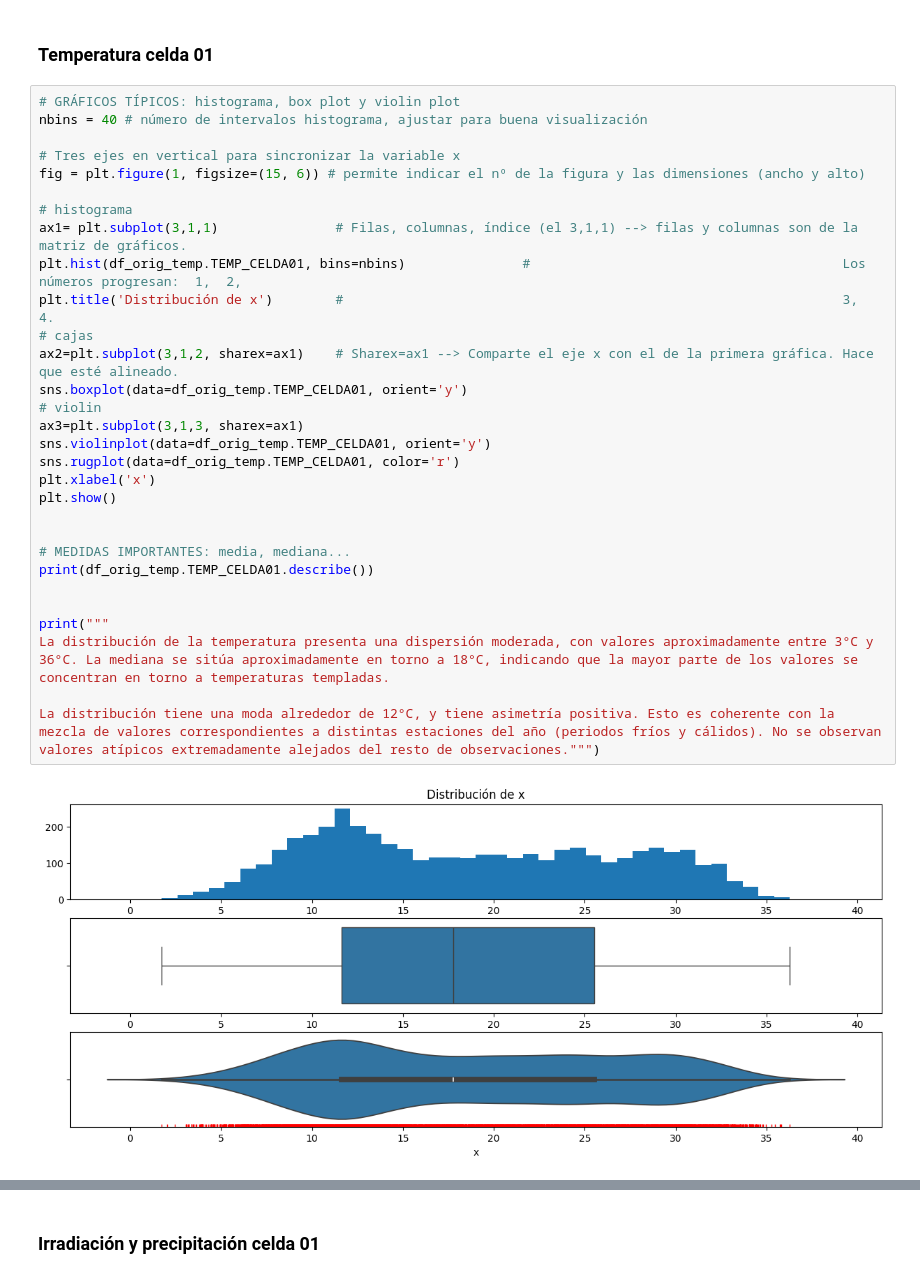
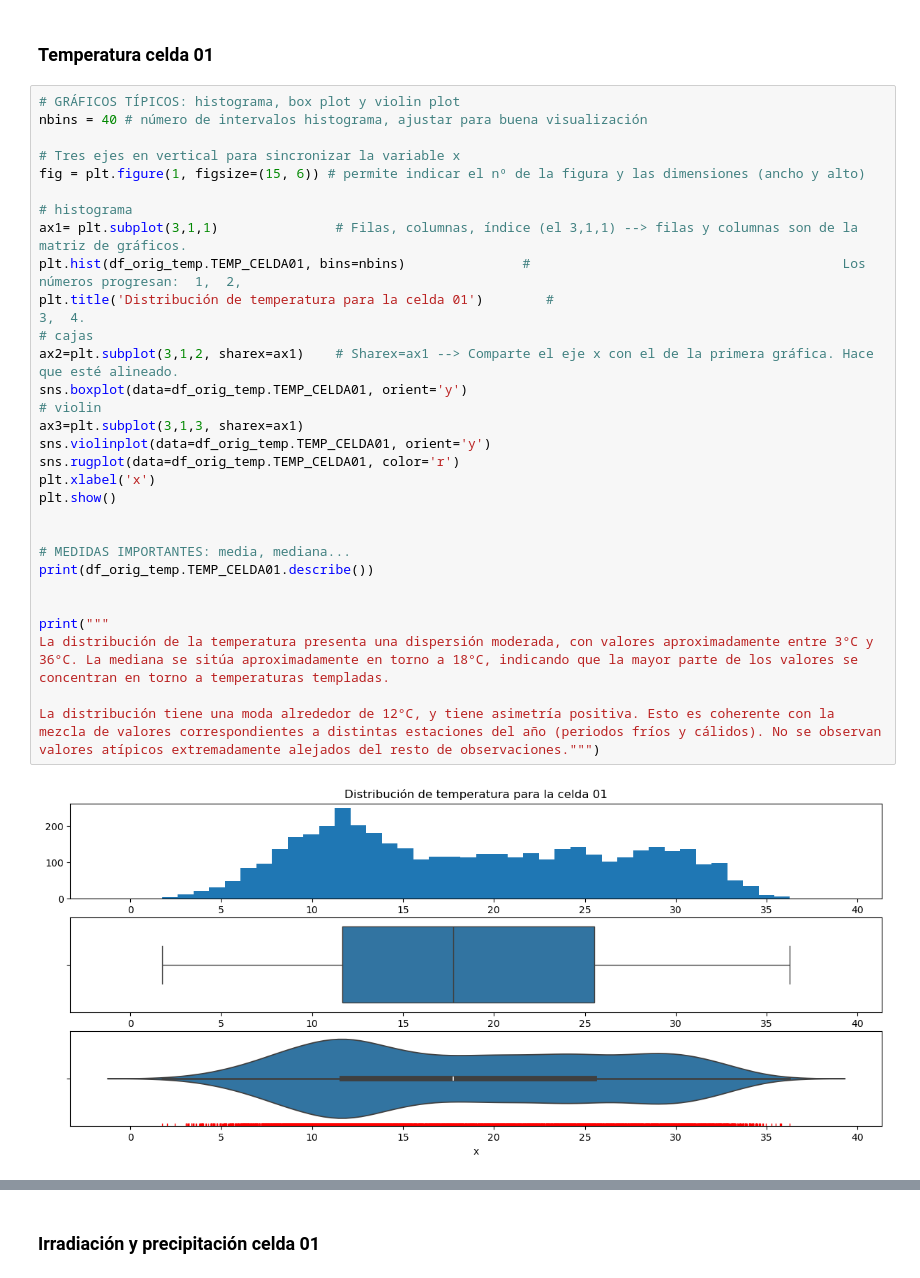
Before and after one commit to AlbertoRodvic/t1_estadistica_descriptiva, a Jupyter notebook: src/Apartado_1.ipynb, the cells around one changed output, grey strips where cells are left out. Drawn from its saved outputs; the diff is of its cells as text.

```diff
--- a/src/Apartado_1.ipynb
+++ b/src/Apartado_1.ipynb
@@ -63,35 +63,35 @@ plt.show()
 # %%
 # GRÁFICOS TÍPICOS: histograma, box plot y violin plot
 nbins = 40 # número de intervalos histograma, ajustar para buena visualización
 
 # Tres ejes en vertical para sincronizar la variable x
 fig = plt.figure(1, figsize=(15, 6)) # permite indicar el nº de la figura y las dimensiones (ancho y alto)
 
 # histograma
 ax1= plt.subplot(3,1,1)               # Filas, columnas, índice (el 3,1,1) --> filas y columnas son de la matriz de gráficos.
 plt.hist(df_orig_temp.TEMP_CELDA01, bins=nbins)               #                                        Los números progresan:  1,  2,
-plt.title('Distribución de x')        #                                                                3,  4.
+plt.title('Distribución de temperatura para la celda 01')        #                                                                3,  4.
 # cajas
 ax2=plt.subplot(3,1,2, sharex=ax1)    # Sharex=ax1 --> Comparte el eje x con el de la primera gráfica. Hace que esté alineado.
 sns.boxplot(data=df_orig_temp.TEMP_CELDA01, orient='y')
 # violin
 ax3=plt.subplot(3,1,3, sharex=ax1)
 sns.violinplot(data=df_orig_temp.TEMP_CELDA01, orient='y')
 sns.rugplot(data=df_orig_temp.TEMP_CELDA01, color='r')
 plt.xlabel('x')
 plt.show()
 
 
 # MEDIDAS IMPORTANTES: media, mediana...
 print(df_orig_temp.TEMP_CELDA01.describe())
 
 
 print("""
 La distribución de la temperatura presenta una dispersión moderada, con valores aproximadamente entre 3°C y 36°C. La mediana se sitúa aproximadamente en torno a 18°C, indicando que la mayor parte de los valores se concentran en torno a temperaturas templadas.
 
 La distribución tiene una moda alrededor de 12°C, y tiene asimetría positiva. Esto es coherente con la mezcla de valores correspondientes a distintas estaciones del año (periodos fríos y cálidos). No se observan valores atípicos extremadamente alejados del resto de observaciones.""")
 # %% [output]
-[figure, old version]
+[figure, new version]
 count    4383.000000
 mean       18.622823
 std         8.060663
```
Also changed, not shown: parts of 6 cells of this notebook, 19 other files.
